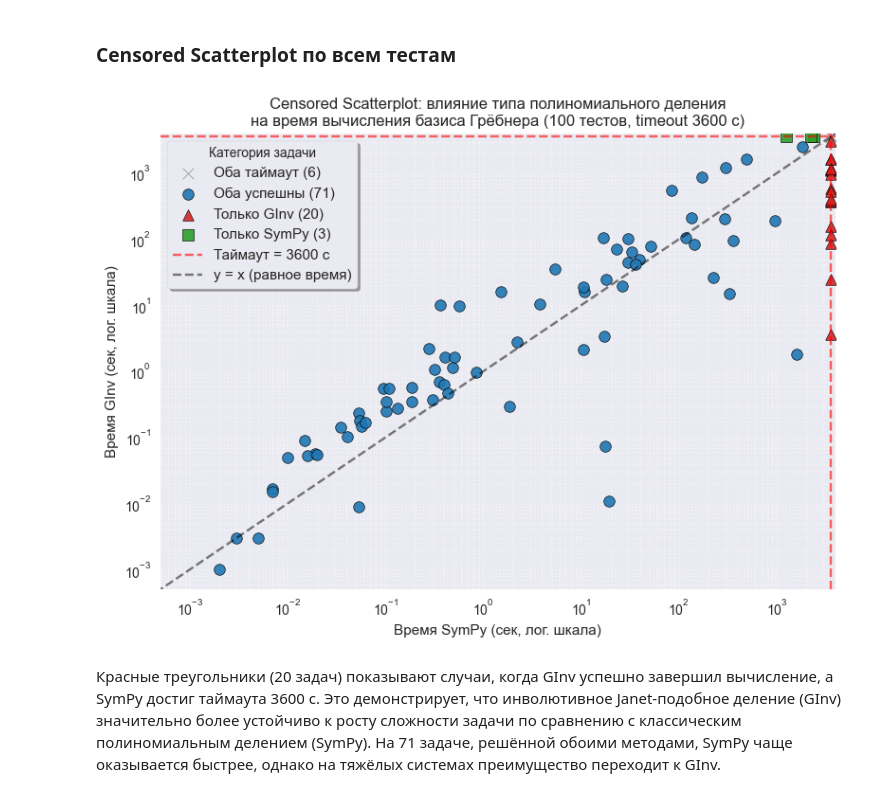
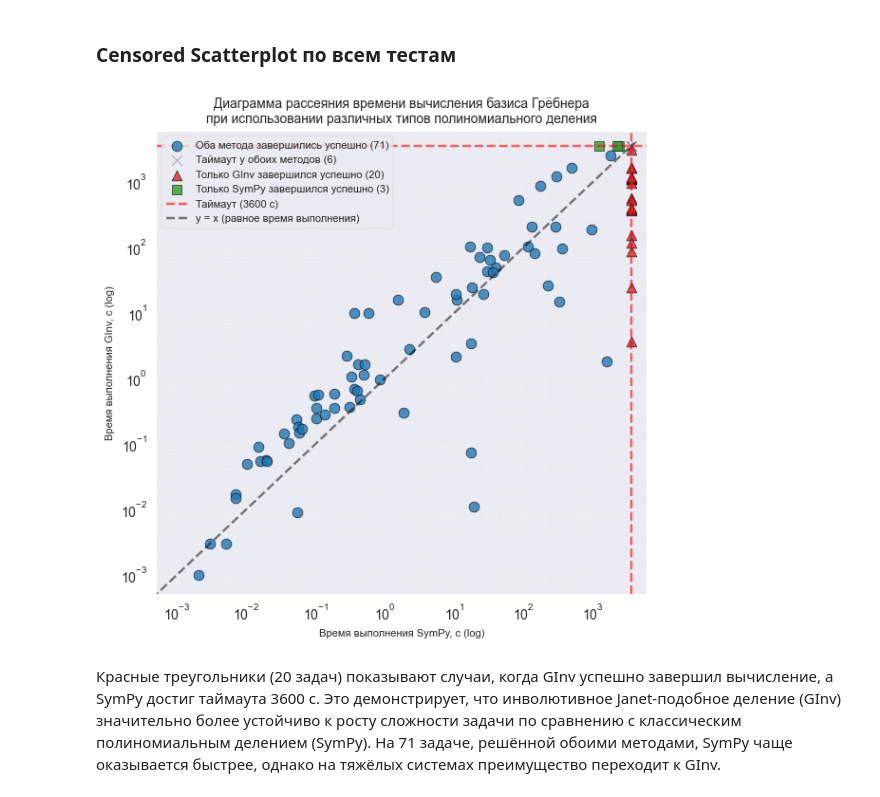
Before and after one commit to ngalatsan/groebner-runtimes, a Jupyter notebook: stat_analysis.ipynb, the cells around one changed output. Saved outputs shown, nothing was run; the diff lists cells and outputs as text; code cells hidden in the pictures.

```diff
--- a/stat_analysis.ipynb
+++ b/stat_analysis.ipynb
@@ -16,5 +17,6 @@ pd.set_option('display.width', 1000)
 # %%
 CSV_PATH = 'summary_table_timeout_3600.csv'
+save_dir = 'figures'
 # %% [markdown]
 Загрузка и предобработка данных:
 # %%
@@ -325,50 +331,51 @@ both_timeout = ~(both_ok | only_ginv | only_sympy)
 
 # Создаём датафрейм для графика
 plot_df = pd.DataFrame({
     'test': pivot.index,
     'time_sympy': pivot[('time', 'sympy')],
     'time_ginv': pivot[('time', 'ginv')],
-    'num_vars': pivot[('num_vars', 'ginv')],
     'category': np.select(
         [both_ok, only_ginv, only_sympy, both_timeout],
-        ['Оба успешны', 'Только GInv', 'Только SymPy', 'Оба таймаут'],
+        ['Оба метода завершились успешно', 'Только GInv завершился успешно', 'Только SymPy завершился успешно', 'Таймаут у обоих методов'],
         default='error'
     )
 })
 
-fig, ax = plt.subplots(figsize=(8, 6))
+fig, ax = plt.subplots(figsize=(6, 6))
 
-colors = {'Оба успешны': '#1f77b4', 'Только GInv': '#d62728', 'Только SymPy': '#2ca02c', 'Оба таймаут': '#7f7f7f'}
-markers = {'Оба успешны': 'o', 'Только GInv': '^', 'Только SymPy': 's', 'Оба таймаут': 'x'}
+colors = {'Оба метода завершились успешно': '#1f77b4', 'Только GInv завершился успешно': '#d62728', 'Только SymPy завершился успешно': '#2ca02c', 'Таймаут у обоих методов': '#7f7f7f'}
+markers = {'Оба метода завершились успешно': 'o', 'Только GInv завершился успешно': '^', 'Только SymPy завершился успешно': 's', 'Таймаут у обоих методов': 'x'}
 
 for cat, group in plot_df.groupby('category'):
     ax.scatter(
         group['time_sympy'], group['time_ginv'],
-        c=colors[cat], marker=markers[cat], s=70, label=f"{cat} ({len(group)})",
-        edgecolors='black', linewidth=0.5, alpha=0.9
+        c=colors[cat], marker=markers[cat], s=60, label=f"{cat} ({len(group)})",
+        edgecolors='black', linewidth=0.5, alpha=0.8
     )
 
 # Линии таймаута и равенства
-ax.axhline(3600, color='red', linestyle='--', alpha=0.6, label='Таймаут = 3600 с')
+ax.axhline(3600, color='red', linestyle='--', alpha=0.6, label='Таймаут (3600 с)')
 ax.axvline(3600, color='red', linestyle='--', alpha=0.6)
-ax.plot([0, 4000], [0, 4000], 'k--', alpha=0.5, label='y = x (равное время)')
+ax.plot([0, 4000], [0, 4000], 'k--', alpha=0.5, label='y = x (равное время выполнения)')
 
 # Логарифмическая шкала
 ax.set_xscale('log')
 ax.set_yscale('log')
-ax.set_xlim(0.0005, 4000)
-ax.set_ylim(0.0005, 4000)
+ax.set_xlim(0.0005, 6000)
+ax.set_ylim(0.0005, 6000)
 
-ax.set_xlabel('Время SymPy (сек, лог. шкала)')
-ax.set_ylabel('Время GInv (сек, лог. шкала)')
-ax.set_title('Censored Scatterplot: влияние типа полиномиального деления\nна время вычисления базиса Грёбнера (100 тестов, timeout 3600 с)')
-ax.legend(title='Категория задачи', fontsize=11, frameon=True, shadow=True)
-ax.grid(True, which='both', ls=':', alpha=0.6)
+ax.set_xlabel('Время выполнения SymPy, с (log)', fontsize=8)
+ax.set_ylabel('Время выполнения GInv, с (log)', fontsize=8)
+ax.set_title('Диаграмма рассеяния времени вычисления базиса Грёбнера\nпри использовании различных типов полиномиального деления', fontsize=10)
+ax.legend(fontsize=8, frameon=True, loc='upper left')
+ax.grid(True, which='both', ls=':', alpha=0.3)
 
 plt.tight_layout()
+
+plt.savefig(os.path.join(save_dir, 'censored_scatterplot.png'), dpi=200, bbox_inches='tight')
 plt.show()
 # %% [output]
-[figure, old version]
+[figure, new version]
 # %% [markdown]
 Красные треугольники (20 задач) показывают случаи, когда GInv успешно завершил вычисление, а SymPy достиг таймаута 3600 с. Это демонстрирует, что инволютивное Janet-подобное деление (GInv) значительно более устойчиво к росту сложности задачи по сравнению с классическим полиномиальным делением (SymPy). На 71 задаче, решённой обоими методами, SymPy чаще оказывается быстрее, однако на тяжёлых системах преимущество переходит к GInv.
 # %% [markdown]
```
Also changed, not shown: parts of 12 cells of this notebook, 9 other files.
